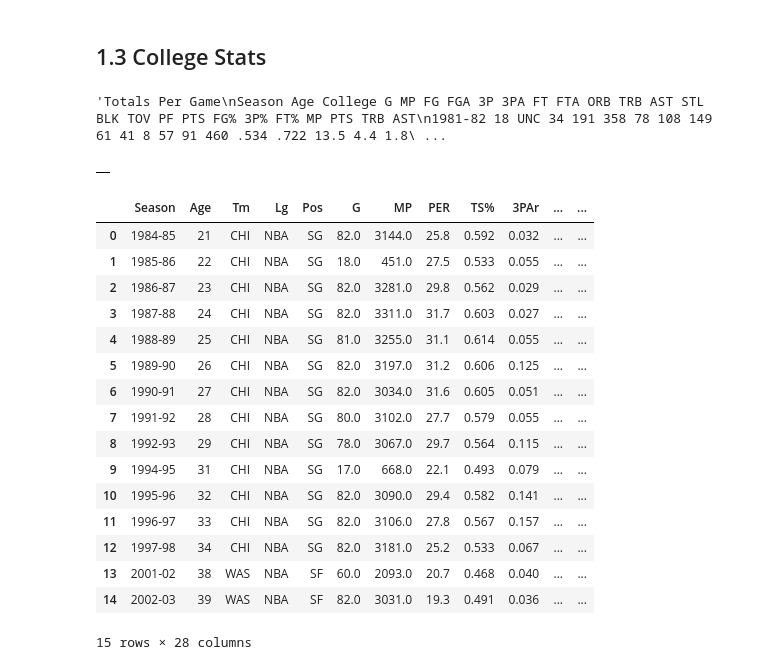
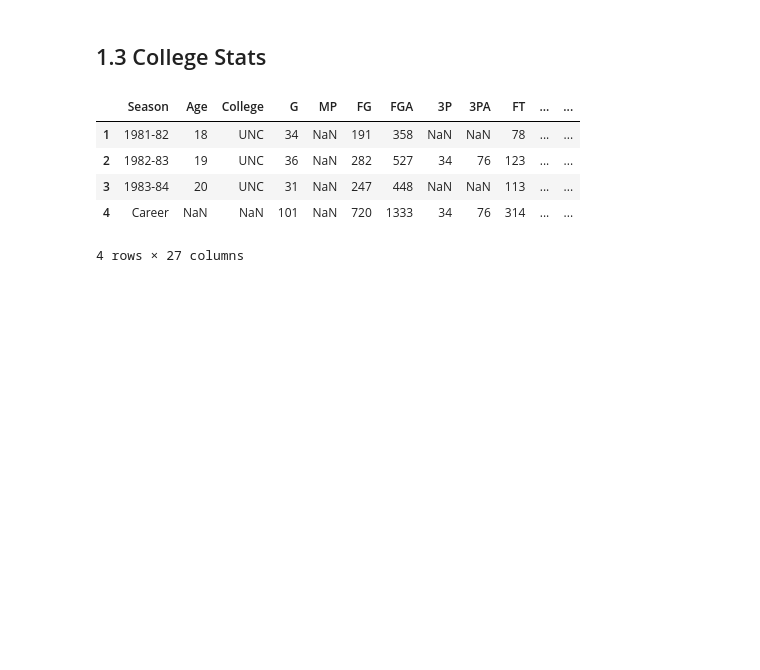
Before and after one commit to mkduchak/luther-project, a Jupyter notebook: 0_Data_components.ipynb, the cells around one changed output. Drawn from its saved outputs; the diff is of its cells as text; code cells hidden in the pictures; blank space fills up the shorter version.

Commit message:
added college scraping and fixed advstats to go directly from html to df

```diff
--- a/0_Data_components.ipynb
+++ b/0_Data_components.ipynb
@@ -153,34 +153,18 @@ dfadvstats
 # %% [markdown]
 ## 1.3 College Stats
 # %%
-collegexpath = driver.find_element_by_xpath('//table[@id="all_college_stats"]').text
-#collegexpath = collegexpath.replace('  ','')
-collegexpath
+collegexpath = driver.find_element_by_xpath('//table[@id="all_college_stats"]').get_attribute('outerHTML')
-# %% [output]
-'Totals Per Game\nSeason Age College G MP FG FGA 3P 3PA FT FTA ORB TRB AST STL BLK TOV PF PTS FG% 3P% FT% MP PTS TRB AST\n1981-82 18 UNC 34 191 358 78 108 149 61 41 8 57 91 460 .534 .722 13.5 4.4 1.8\ ...
-# %%
-df = pd.DataFrame()
-df
-# %% [output]
-|  |
-# %%
-df2 = df.append(dfadvstats)
-df2
-# %% [output]
-|  | Season | Age | Tm | Lg | Pos | G | MP | PER | TS% | 3PAr | ... | ... |
-| 0 | 1984-85 | 21 | CHI | NBA | SG | 82.0 | 3144.0 | 25.8 | 0.592 | 0.032 | ... | ... |
-| 1 | 1985-86 | 22 | CHI | NBA | SG | 18.0 | 451.0 | 27.5 | 0.533 | 0.055 | ... | ... |
-| 2 | 1986-87 | 23 | CHI | NBA | SG | 82.0 | 3281.0 | 29.8 | 0.562 | 0.029 | ... | ... |
-| 3 | 1987-88 | 24 | CHI | NBA | SG | 82.0 | 3311.0 | 31.7 | 0.603 | 0.027 | ... | ... |
-| 4 | 1988-89 | 25 | CHI | NBA | SG | 81.0 | 3255.0 | 31.1 | 0.614 | 0.055 | ... | ... |
-| 5 | 1989-90 | 26 | CHI | NBA | SG | 82.0 | 3197.0 | 31.2 | 0.606 | 0.125 | ... | ... |
-| 6 | 1990-91 | 27 | CHI | NBA | SG | 82.0 | 3034.0 | 31.6 | 0.605 | 0.051 | ... | ... |
-| 7 | 1991-92 | 28 | CHI | NBA | SG | 80.0 | 3102.0 | 27.7 | 0.579 | 0.055 | ... | ... |
-| 8 | 1992-93 | 29 | CHI | NBA | SG | 78.0 | 3067.0 | 29.7 | 0.564 | 0.115 | ... | ... |
-| 9 | 1994-95 | 31 | CHI | NBA | SG | 17.0 | 668.0 | 22.1 | 0.493 | 0.079 | ... | ... |
-| 10 | 1995-96 | 32 | CHI | NBA | SG | 82.0 | 3090.0 | 29.4 | 0.582 | 0.141 | ... | ... |
-| 11 | 1996-97 | 33 | CHI | NBA | SG | 82.0 | 3106.0 | 27.8 | 0.567 | 0.157 | ... | ... |
-| 12 | 1997-98 | 34 | CHI | NBA | SG | 82.0 | 3181.0 | 25.2 | 0.533 | 0.067 | ... | ... |
-| 13 | 2001-02 | 38 | WAS | NBA | SF | 60.0 | 2093.0 | 20.7 | 0.468 | 0.040 | ... | ... |
-| 14 | 2002-03 | 39 | WAS | NBA | SF | 82.0 | 3031.0 | 19.3 | 0.491 | 0.036 | ... | ... |
-15 rows × 28 columns
+# %%
+collegedf = pd.read_html(collegexpath,header=0)
+collegedf = collegedf[0].dropna(axis=0, thresh=4)
+collegedf.columns = collegedf.iloc[0]
+collegedf = collegedf.reindex(collegedf.index.drop(0))
+collegedf['name'] = name
+collegedf
+# %% [output]
+|  | Season | Age | College | G | MP | FG | FGA | 3P | 3PA | FT | ... | ... |
+| 1 | 1981-82 | 18 | UNC | 34 | NaN | 191 | 358 | NaN | NaN | 78 | ... | ... |
+| 2 | 1982-83 | 19 | UNC | 36 | NaN | 282 | 527 | 34 | 76 | 123 | ... | ... |
+| 3 | 1983-84 | 20 | UNC | 31 | NaN | 247 | 448 | NaN | NaN | 113 | ... | ... |
+| 4 | Career | NaN | NaN | 101 | NaN | 720 | 1333 | 34 | 76 | 314 | ... | ... |
+4 rows × 27 columns
```
Also changed, not shown: parts of 2 cells of this notebook.
